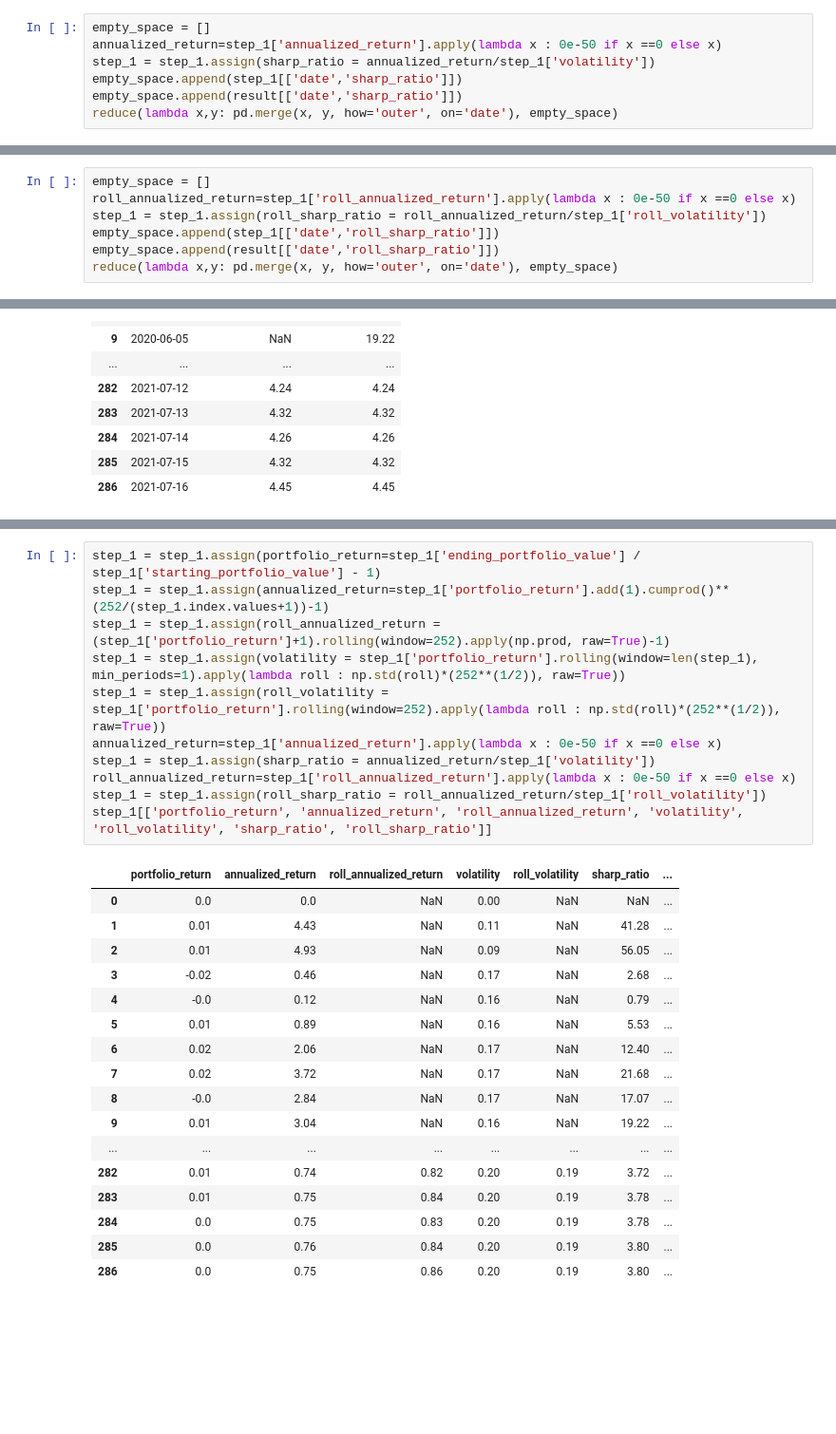
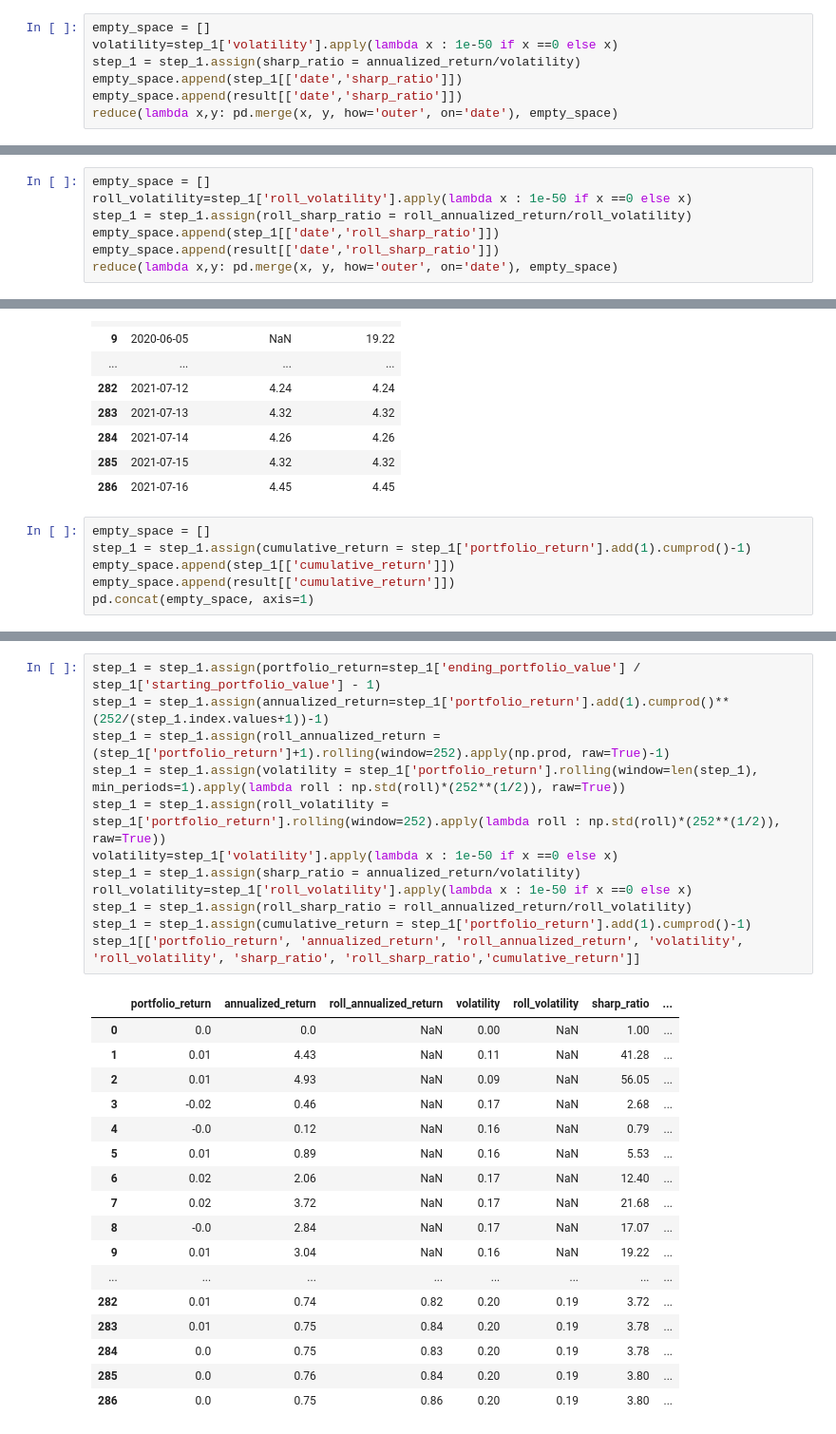
Before and after one commit to ajcltm/BackTesting, a Jupyter notebook: quality_value(7.18).ipynb, the cells around one changed output, grey strips where cells are left out. Shown at 95% size. Cells and saved outputs as stored; diff of their text form; blank space fills up the shorter version.

```diff
--- a/quality_value(7.18).ipynb
+++ b/quality_value(7.18).ipynb
@@ -395,8 +395,8 @@ reduce(lambda x,y: pd.merge(x, y, how='outer', on='date'), empty_space)
 | 286 | 2021-07-16 | 0.19 | 0.19 |
 # %%
 empty_space = []
-annualized_return=step_1['annualized_return'].apply(lambda x : 0e-50 if x ==0 else x)
-step_1 = step_1.assign(sharp_ratio = annualized_return/step_1['volatility'])
+volatility=step_1['volatility'].apply(lambda x : 1e-50 if x ==0 else x)
+step_1 = step_1.assign(sharp_ratio = annualized_return/volatility)
 empty_space.append(step_1[['date','sharp_ratio']])
 empty_space.append(result[['date','sharp_ratio']])
 reduce(lambda x,y: pd.merge(x, y, how='outer', on='date'), empty_space)
@@ -420,8 +420,8 @@ reduce(lambda x,y: pd.merge(x, y, how='outer', on='date'), empty_space)
 | 286 | 2021-07-16 | 3.80 | 3.80 |
 # %%
 empty_space = []
-roll_annualized_return=step_1['roll_annualized_return'].apply(lambda x : 0e-50 if x ==0 else x)
-step_1 = step_1.assign(roll_sharp_ratio = roll_annualized_return/step_1['roll_volatility'])
+roll_volatility=step_1['roll_volatility'].apply(lambda x : 1e-50 if x ==0 else x)
+step_1 = step_1.assign(roll_sharp_ratio = roll_annualized_return/roll_volatility)
 empty_space.append(step_1[['date','roll_sharp_ratio']])
 empty_space.append(result[['date','roll_sharp_ratio']])
 reduce(lambda x,y: pd.merge(x, y, how='outer', on='date'), empty_space)
@@ -443,3 +443,9 @@ reduce(lambda x,y: pd.merge(x, y, how='outer', on='date'), empty_space)
 | 284 | 2021-07-14 | 4.26 | 4.26 |
 | 285 | 2021-07-15 | 4.32 | 4.32 |
 | 286 | 2021-07-16 | 4.45 | 4.45 |
+# %%
+empty_space = []
+step_1 = step_1.assign(cumulative_return = step_1['portfolio_return'].add(1).cumprod()-1)
+empty_space.append(step_1[['cumulative_return']])
+empty_space.append(result[['cumulative_return']])
+pd.concat(empty_space, axis=1)
@@ -446,17 +470,18 @@ reduce(lambda x,y: pd.merge(x, y, how='outer', on='date'), empty_space)
 # %%
 step_1 = step_1.assign(portfolio_return=step_1['ending_portfolio_value'] / step_1['starting_portfolio_value'] - 1)
 step_1 = step_1.assign(annualized_return=step_1['portfolio_return'].add(1).cumprod()**(252/(step_1.index.values+1))-1)
 step_1 = step_1.assign(roll_annualized_return = (step_1['portfolio_return']+1).rolling(window=252).apply(np.prod, raw=True)-1)
 step_1 = step_1.assign(volatility = step_1['portfolio_return'].rolling(window=len(step_1), min_periods=1).apply(lambda roll : np.std(roll)*(252**(1/2)), raw=True))
 step_1 = step_1.assign(roll_volatility = step_1['portfolio_return'].rolling(window=252).apply(lambda roll : np.std(roll)*(252**(1/2)), raw=True))
-annualized_return=step_1['annualized_return'].apply(lambda x : 0e-50 if x ==0 else x)
-step_1 = step_1.assign(sharp_ratio = annualized_return/step_1['volatility'])
-roll_annualized_return=step_1['roll_annualized_return'].apply(lambda x : 0e-50 if x ==0 else x)
-step_1 = step_1.assign(roll_sharp_ratio = roll_annualized_return/step_1['roll_volatility'])
-step_1[['portfolio_return', 'annualized_return', 'roll_annualized_return', 'volatility', 'roll_volatility', 'sharp_ratio', 'roll_sharp_ratio']]
+volatility=step_1['volatility'].apply(lambda x : 1e-50 if x ==0 else x)
+step_1 = step_1.assign(sharp_ratio = annualized_return/volatility)
+roll_volatility=step_1['roll_volatility'].apply(lambda x : 1e-50 if x ==0 else x)
+step_1 = step_1.assign(roll_sharp_ratio = roll_annualized_return/roll_volatility)
+step_1 = step_1.assign(cumulative_return = step_1['portfolio_return'].add(1).cumprod()-1)
+step_1[['portfolio_return', 'annualized_return', 'roll_annualized_return', 'volatility', 'roll_volatility', 'sharp_ratio', 'roll_sharp_ratio','cumulative_return']]
 # %% [output]
 |  | portfolio_return | annualized_return | roll_annualized_return | volatility | roll_volatility | sharp_ratio | ... |
-| 0 | 0.0 | 0.0 | NaN | 0.00 | NaN | NaN | ... |
+| 0 | 0.0 | 0.0 | NaN | 0.00 | NaN | 1.00 | ... |
 | 1 | 0.01 | 4.43 | NaN | 0.11 | NaN | 41.28 | ... |
 | 2 | 0.01 | 4.93 | NaN | 0.09 | NaN | 56.05 | ... |
 | 3 | -0.02 | 0.46 | NaN | 0.17 | NaN | 2.68 | ... |
```
Also changed, not shown: parts of 11 cells of this notebook.
